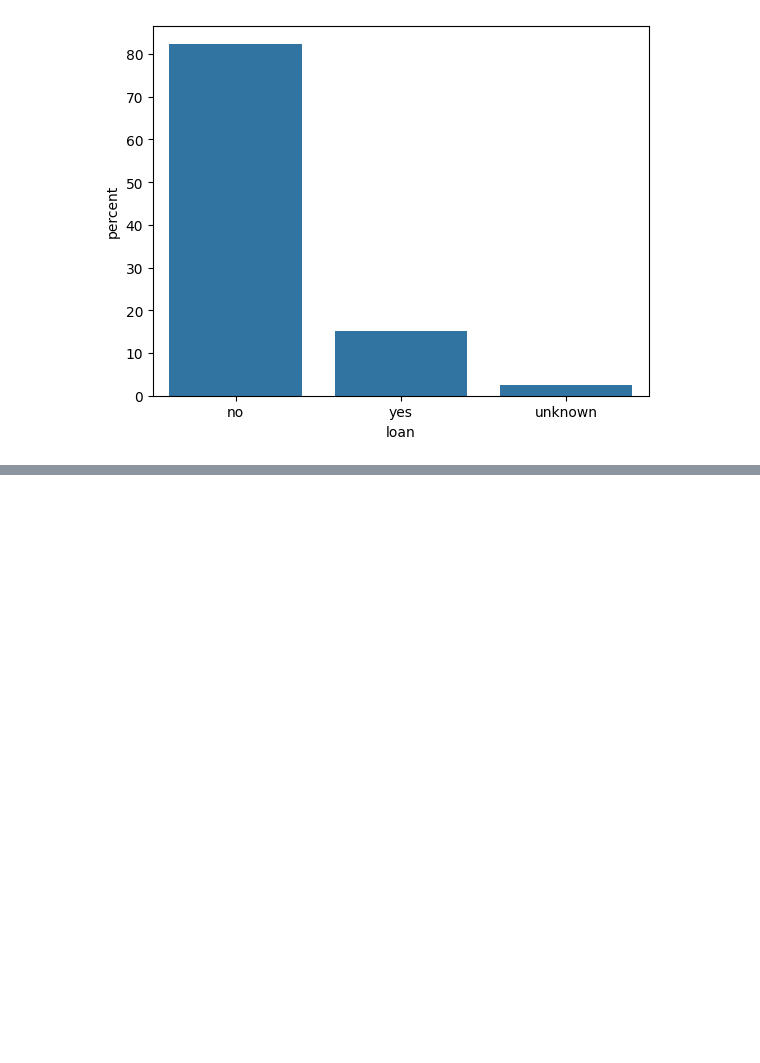
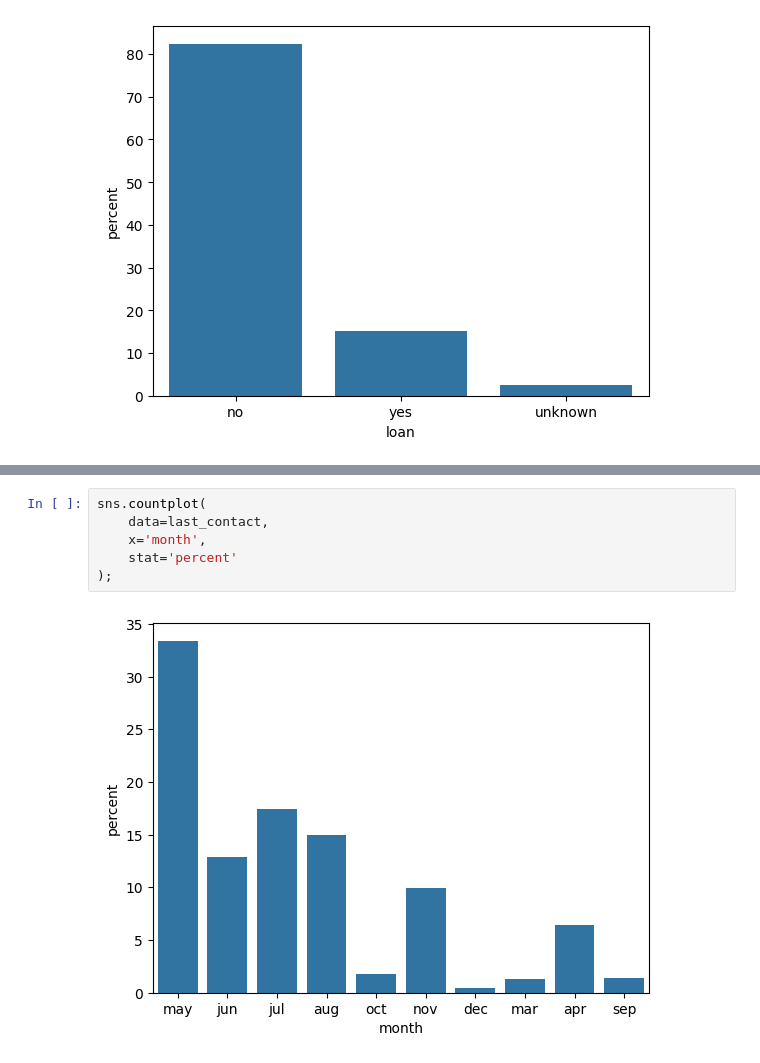
Before and after one commit to petervlaskovits/school-projects, a Jupyter notebook: data-215/project-2/eda.ipynb, the cells around one changed output, grey strips where cells are left out. Cells and saved outputs as stored; diff of their text form; blank space fills up the shorter version.

```diff
--- a/data-215/project-2/eda.ipynb
+++ b/data-215/project-2/eda.ipynb
@@ -127,0 +199,8 @@ sns.countplot(
+# %%
+sns.countplot(
+    data=last_contact,
+    x='month',
+    stat='percent'
+);
+# %% [output]
+[figure, added]
```
Also changed, not shown: parts of 25 cells of this notebook.
